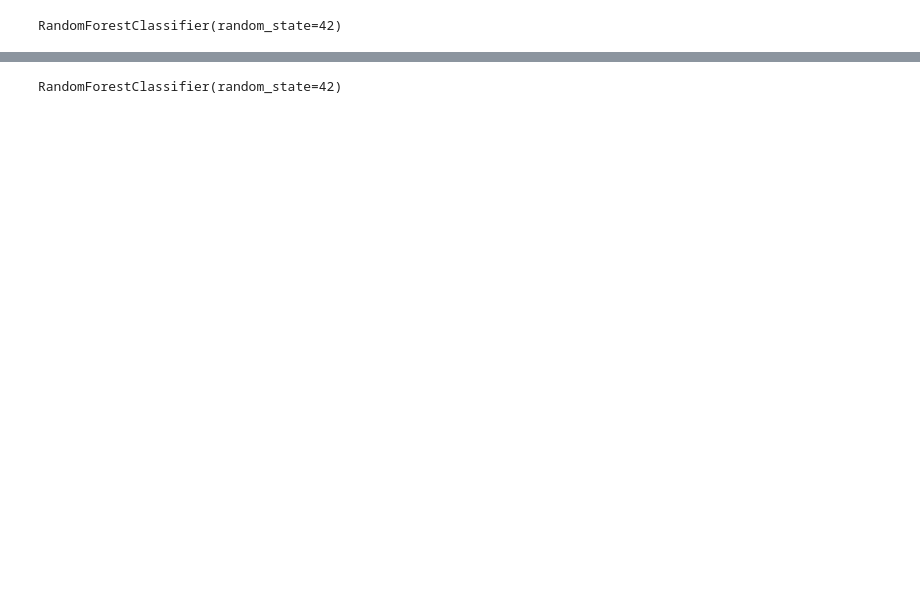
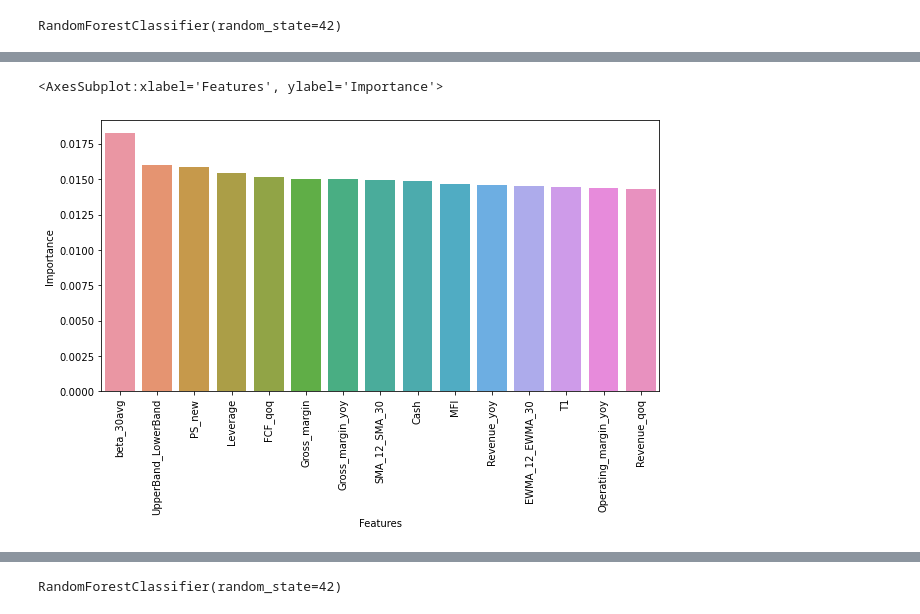
Before and after one commit to Emilio178/Bootcamp-Project2, a Jupyter notebook: randomforestmodelclassifier.ipynb, the cells around one changed output, grey strips where cells are left out. Drawn from its saved outputs; the diff is of its cells as text; code cells hidden in the pictures; blank space fills up the shorter version.

```diff
--- a/randomforestmodelclassifier.ipynb
+++ b/randomforestmodelclassifier.ipynb
@@ -501,0 +579,10 @@ features2 = list(feature2_df.loc[feature2_df.Importance >= 0.010]['Features'])
+# %%
+feature_dict = {}
+
+for i, feat in enumerate(list(feature2_df['Features'].values)):
+    feature_dict[feat] = i+1
+
+feature2_df['Rank'] = feature2_df['Features'].map(lambda x: feature_dict[x])
+# %%
+feature2_df_rank = feature2_df.loc[feature2_df.Rank <= 15]
+feature2_df_rank
@@ -501,0 +606,7 @@ features2 = list(feature2_df.loc[feature2_df.Importance >= 0.010]['Features'])
+# %%
+plt.figure(figsize=(10,5))
+plt.xticks(rotation=90)
+sns.barplot(x="Features", y= 'Importance', data=feature2_df_rank)
+# %% [output]
+<AxesSubplot:xlabel='Features', ylabel='Importance'>
+[figure, added]
```
Also changed, not shown: parts of 24 cells of this notebook, 1 other file.
